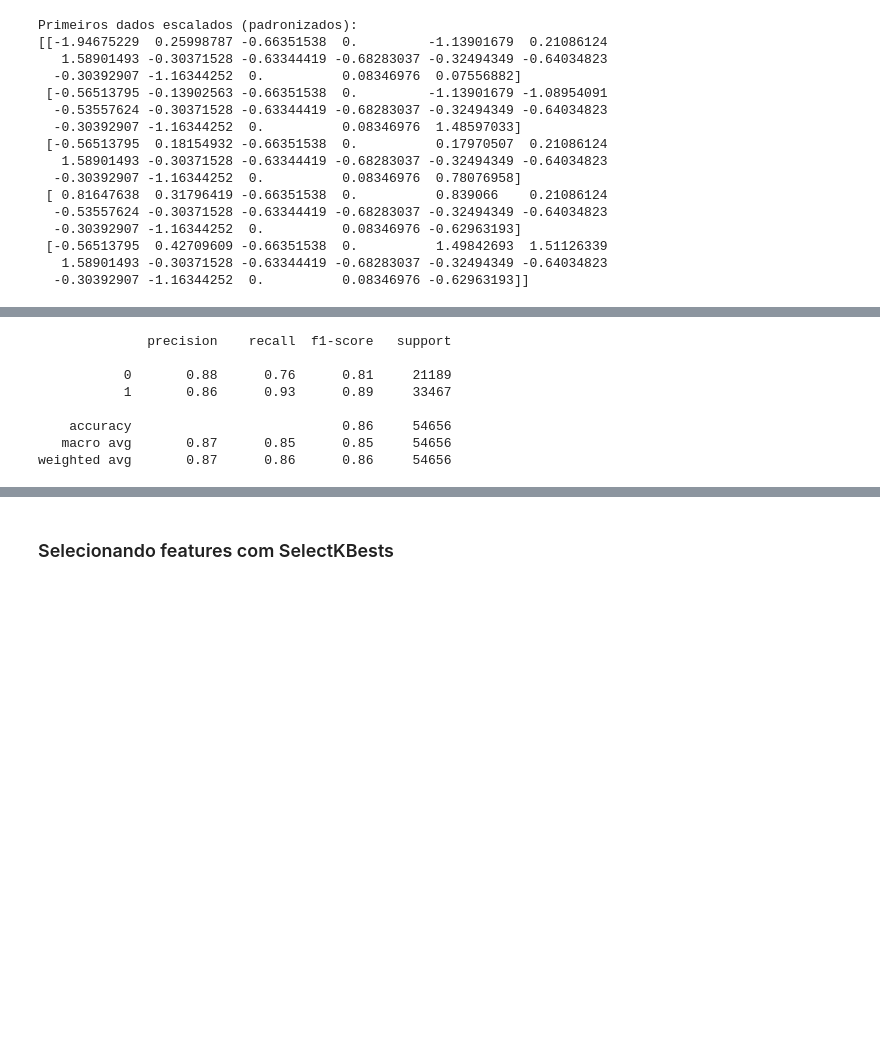
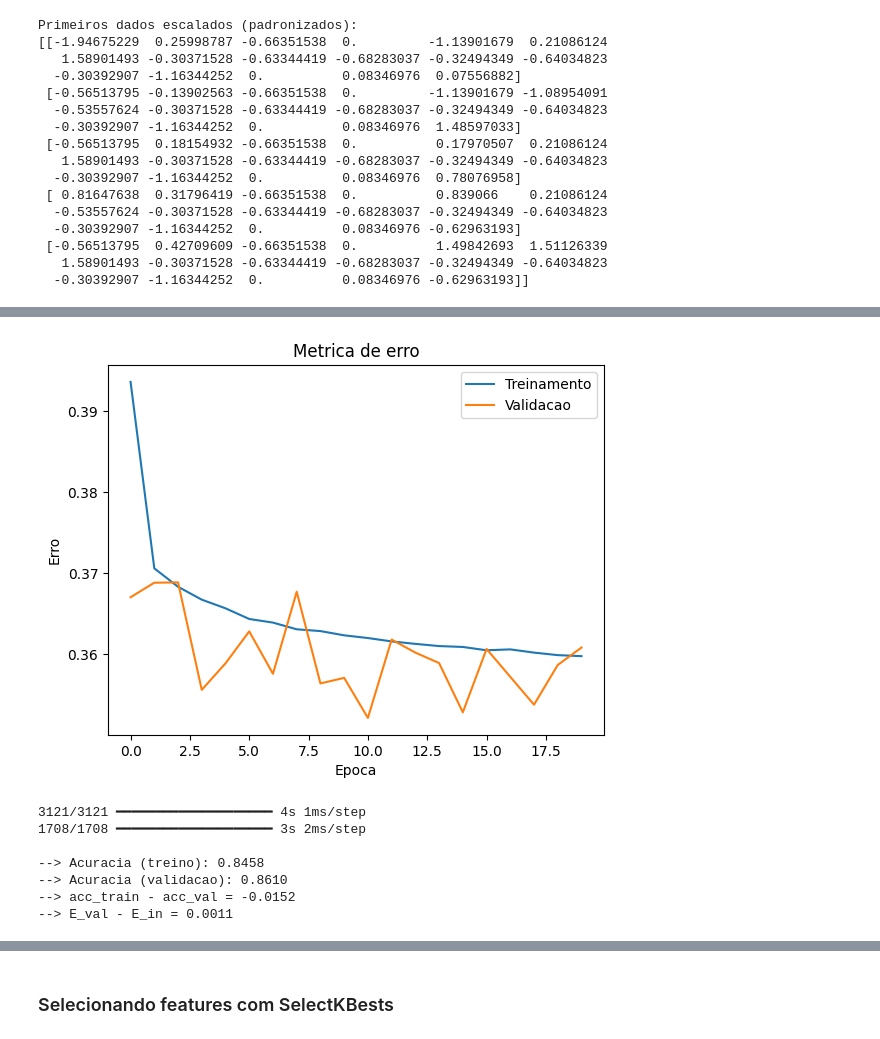
Before and after one commit to mariabandeira/AdministracaoPublica, a Jupyter notebook: CadUnico/RNN/TrainningPB.ipynb, the cells around one changed output, grey strips where cells are left out. Cells and saved outputs as stored; diff of their text form; code cells hidden in the pictures; blank space fills up the shorter version.

```diff
--- a/CadUnico/RNN/TrainningPB.ipynb
+++ b/CadUnico/RNN/TrainningPB.ipynb
@@ -92,4 +91,4 @@ model.compile(optimizer='adam', loss='binary_crossentropy', metrics=['accuracy']
 # %%
-model.fit(X_train_rnn, y_resampled, epochs=20, batch_size=32, validation_data=(X_test_rnn, y_test))
+history = model.fit(X_train_rnn, y_resampled, epochs=20, batch_size=32, validation_data=(X_test_rnn, y_test))
 # %% [output]
 Epoch 1/20
@@ -118,11 +125,31 @@ y_pred = (y_pred_prob > 0.5).astype(int)
-# %%
-print(classification_report(y_test, y_pred))
-# %% [output]
-              precision    recall  f1-score   support
-
-           0       0.88      0.76      0.81     21189
-           1       0.86      0.93      0.89     33467
-
-    accuracy                           0.86     54656
-   macro avg       0.87      0.85      0.85     54656
-weighted avg       0.87      0.86      0.86     54656
+# %%
+import matplotlib.pyplot as plt
+from sklearn.metrics import accuracy_score
+
+plt.plot(history.history['loss'])
+plt.plot(history.history['val_loss'])
+plt.title('Metrica de erro')
+plt.ylabel('Erro')
+plt.xlabel('Epoca')
+plt.legend(['Treinamento', 'Validacao'])
+plt.show()
+
+pred = np.round(model.predict(X_train_rnn))
+acc_train = accuracy_score(y_resampled, pred)
+
+pred = np.round(model.predict(X_test_rnn))
+acc_val = accuracy_score(y_test, pred)
+
+print(f'\n--> Acuracia (treino): {acc_train:.4f}')
+print(f'--> Acuracia (validacao): {acc_val:.4f}')
+print(f"--> acc_train - acc_val = {acc_train - acc_val:.4f}")
+print(f"--> E_val - E_in = {(history.history['val_loss'][-1] - history.history['loss'][-1]):.4f}")
+# %% [output]
+[figure, added]
+3121/3121 ━━━━━━━━━━━━━━━━━━━━ 4s 1ms/step
+1708/1708 ━━━━━━━━━━━━━━━━━━━━ 3s 2ms/step
+
+--> Acuracia (treino): 0.8458
+--> Acuracia (validacao): 0.8610
+--> acc_train - acc_val = -0.0152
+--> E_val - E_in = 0.0011
```
Also changed, not shown: parts of 15 cells of this notebook.
